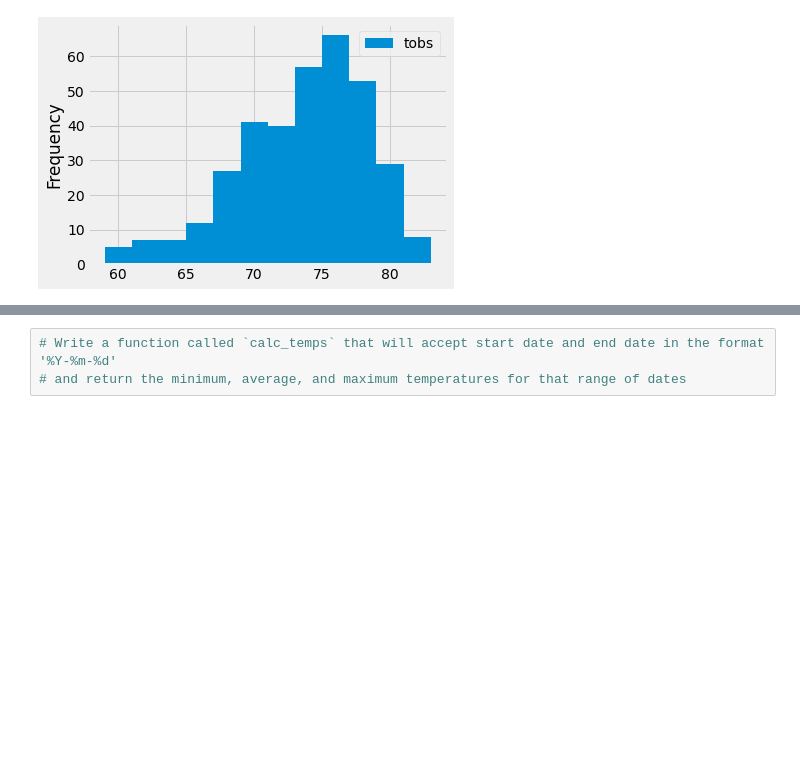
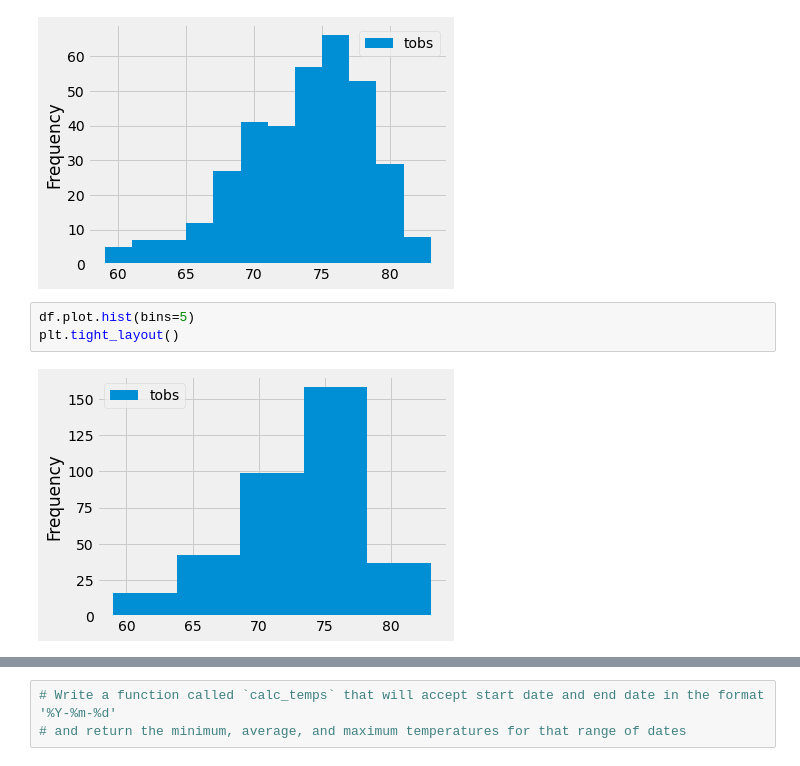
Before and after one commit to LasithaL/surfs_up, a Jupyter notebook: climate_analysis.ipynb, the cells around one changed output, grey strips where cells are left out. Cells and saved outputs as stored; diff of their text form; blank space fills up the shorter version.

```diff
--- a/climate_analysis.ipynb
+++ b/climate_analysis.ipynb
@@ -121,3 +121,8 @@ df.plot.hist(bins=12)
 plt.tight_layout()
 # %% [output]
 [figure]
+# %%
+df.plot.hist(bins=5)
+plt.tight_layout()
+# %% [output]
+[figure, added]
```
Also changed, not shown: parts of 1 cell of this notebook, 1 other file.
